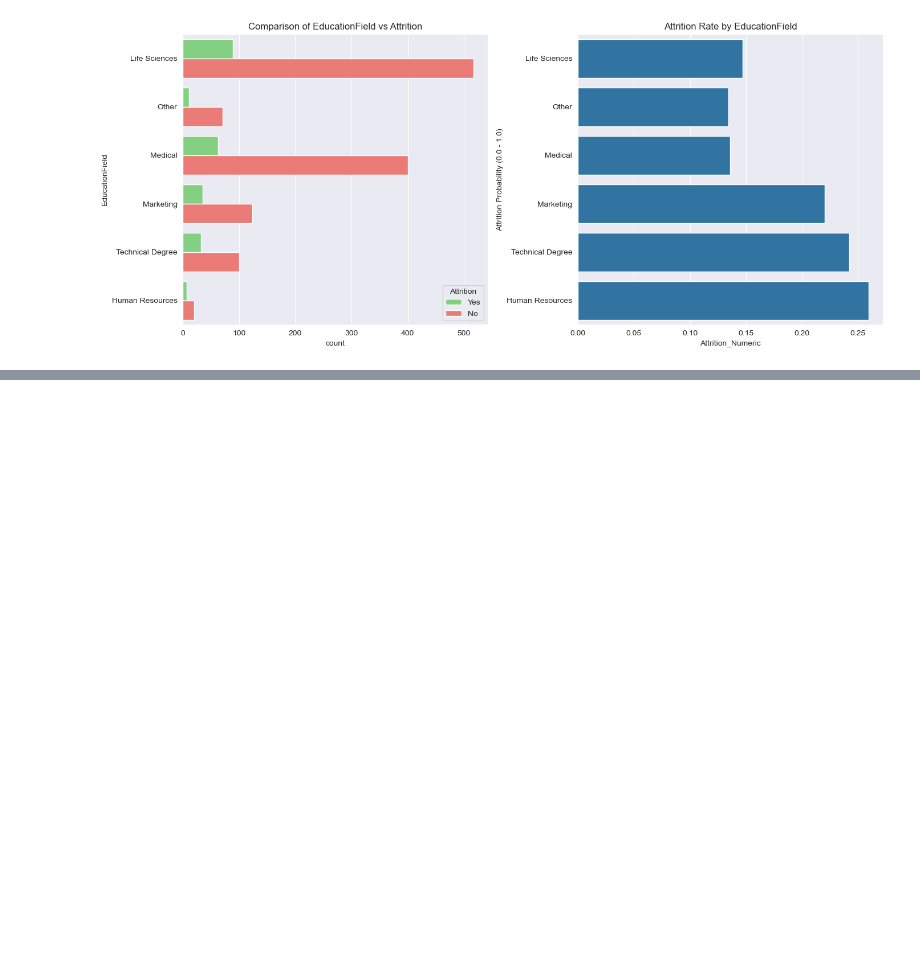
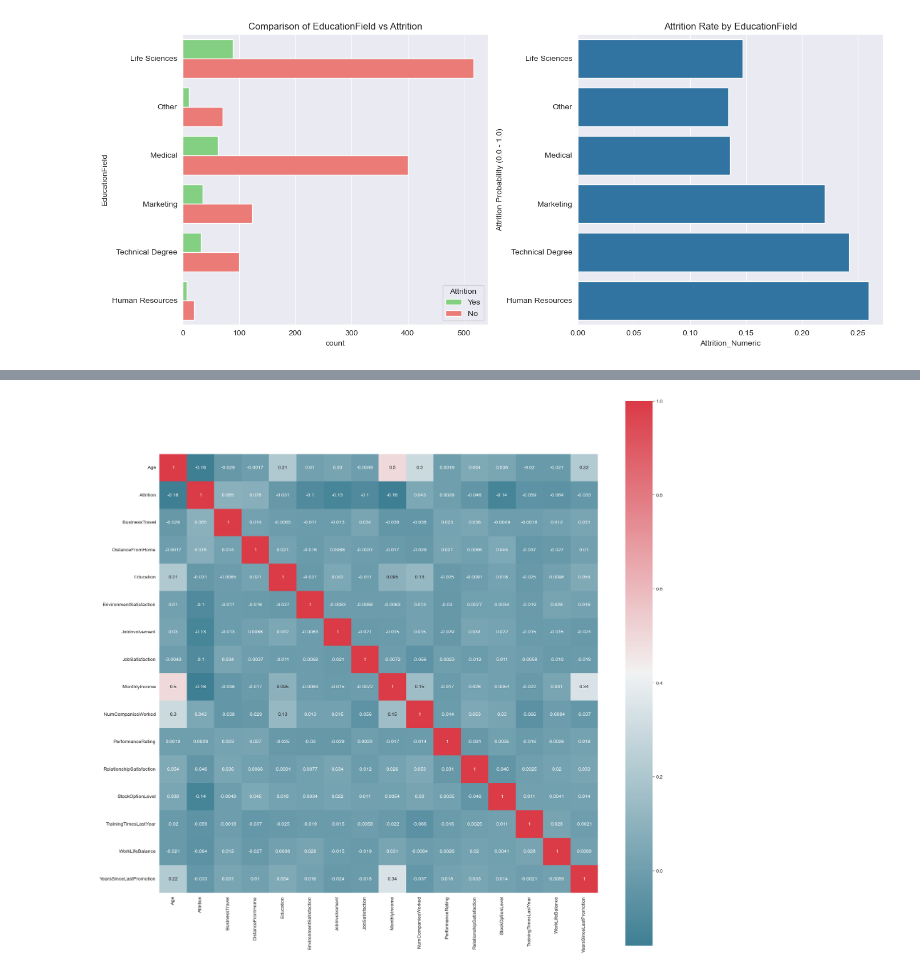
Before and after one commit to FakhriAl-farobi/Workforce-and-Resume-Analytics, a Jupyter notebook: IBM_CV.ipynb, the cells around one changed output, grey strips where cells are left out. Cells and saved outputs as stored; diff of their text form; code cells hidden in the pictures; blank space fills up the shorter version.

```diff
--- a/IBM_CV.ipynb
+++ b/IBM_CV.ipynb
@@ -407,0 +450,4 @@ ValueError: Could not interpret value `left` for `x`. An entry with this name do
+# %%
+employee_data_correlation_mat()
+# %% [output]
+[figure, added]
```
Also changed, not shown: parts of 37 cells of this notebook, 1 other file.
